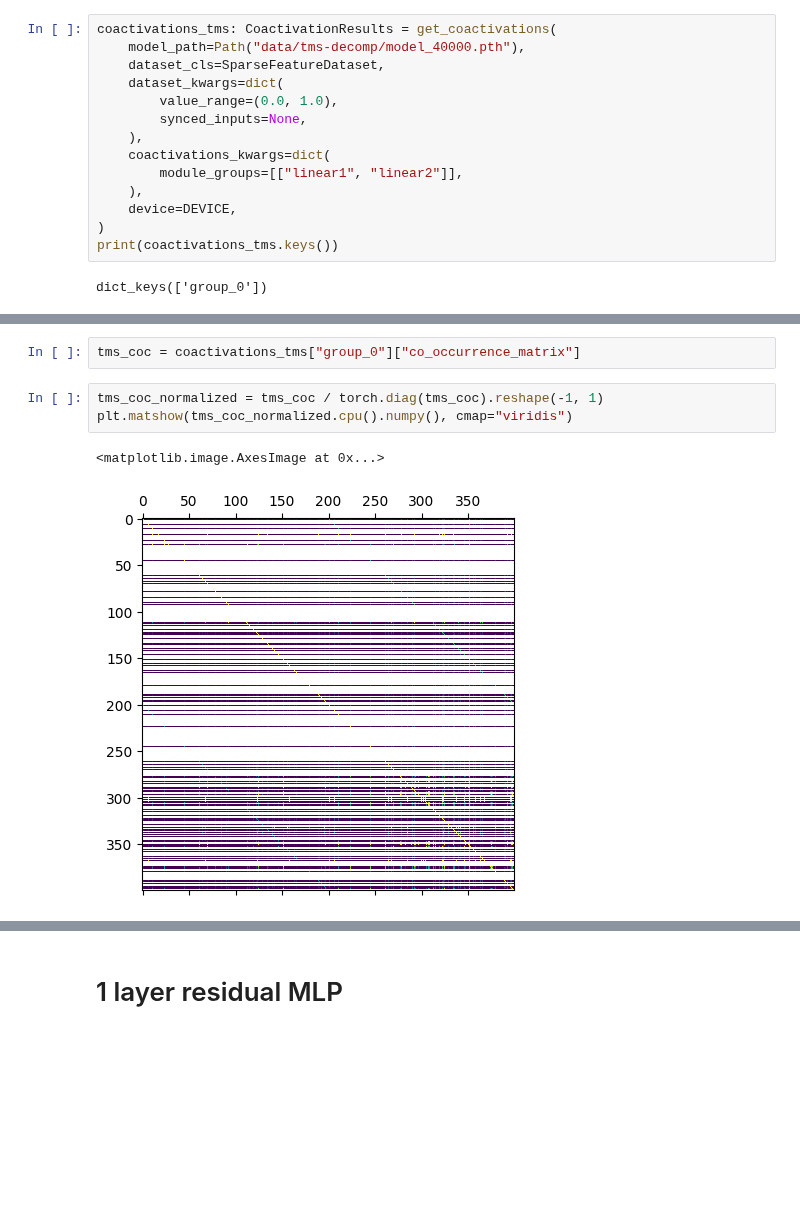
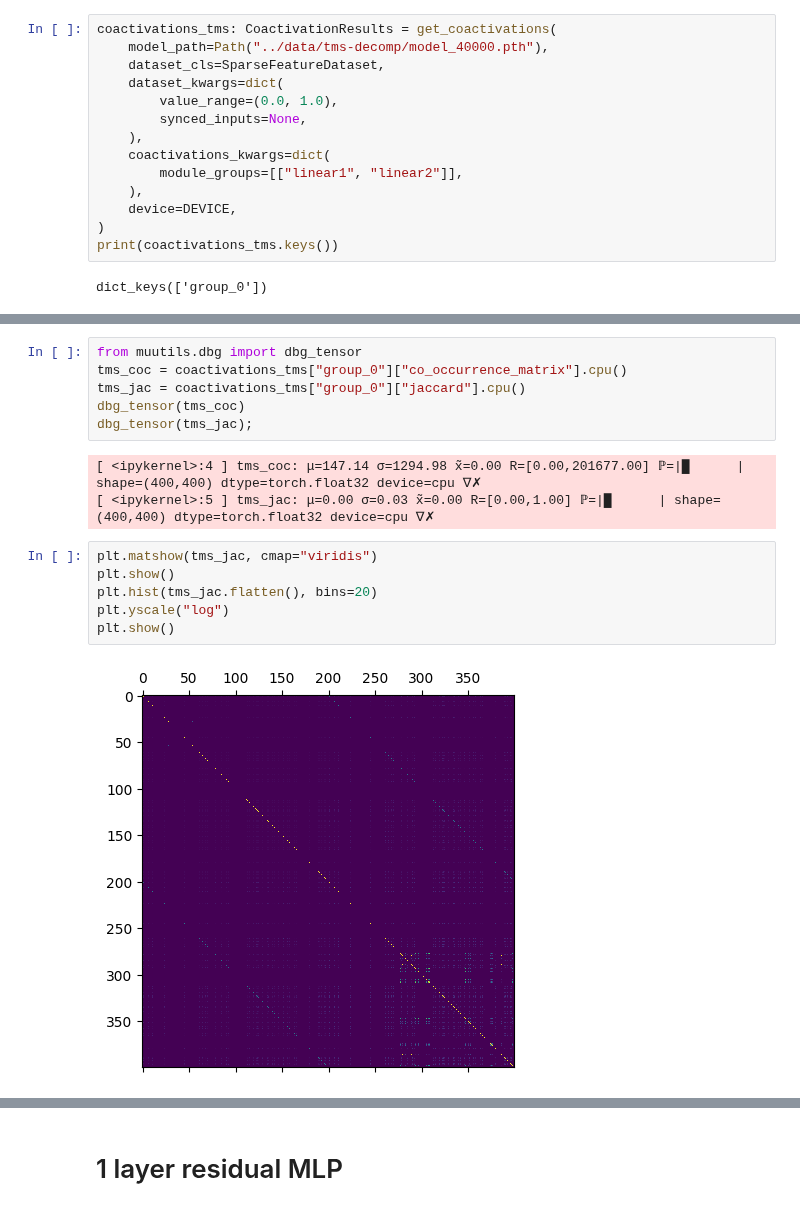
Before and after one commit to mivanit/apd, a Jupyter notebook: notebooks/mivanit/dev_grouping.ipynb, the cells around one changed output, grey strips where cells are left out. Saved outputs shown, nothing was run; the diff lists cells and outputs as text; blank space fills up the shorter version.

```diff
--- a/notebooks/mivanit/dev_grouping.ipynb
+++ b/notebooks/mivanit/dev_grouping.ipynb
@@ -33,7 +30,7 @@ The autoreload extension is already loaded. To reload it, use:
 # TMS + identity
 # %%
 coactivations_tms: CoactivationResults = get_coactivations(
-    model_path=Path("data/tms-decomp/model_40000.pth"),
+    model_path=Path("../data/tms-decomp/model_40000.pth"),
     dataset_cls=SparseFeatureDataset,
     dataset_kwargs=dict(
         value_range=(0.0, 1.0),
@@ -78,10 +75,19 @@ group_key = 'group_0':
   activation_threshold: 0.1
   jaccard: torch.Size([400, 400])
 # %%
-tms_coc = coactivations_tms["group_0"]["co_occurrence_matrix"]
+from muutils.dbg import dbg_tensor
+tms_coc = coactivations_tms["group_0"]["co_occurrence_matrix"].cpu()
+tms_jac = coactivations_tms["group_0"]["jaccard"].cpu()
+dbg_tensor(tms_coc)
+dbg_tensor(tms_jac);
+# %% [output]
+[ <ipykernel>:4 ] tms_coc: μ=147.14 σ=1294.98 x̃=0.00 R=[0.00,201677.00] ℙ=|█      | shape=(400,400) dtype=torch.float32 device=cpu ∇✗
+[ <ipykernel>:5 ] tms_jac: μ=0.00 σ=0.03 x̃=0.00 R=[0.00,1.00] ℙ=|█      | shape=(400,400) dtype=torch.float32 device=cpu ∇✗
 # %%
-tms_coc_normalized = tms_coc / torch.diag(tms_coc).reshape(-1, 1)
-plt.matshow(tms_coc_normalized.cpu().numpy(), cmap="viridis")
+plt.matshow(tms_jac, cmap="viridis")
+plt.show()
+plt.hist(tms_jac.flatten(), bins=20)
+plt.yscale("log")
+plt.show()
 # %% [output]
-<matplotlib.image.AxesImage at 0x...>
-[figure, old version]
+[figure, new version]
```
Also changed, not shown: parts of 9 cells of this notebook, 4 other files.
